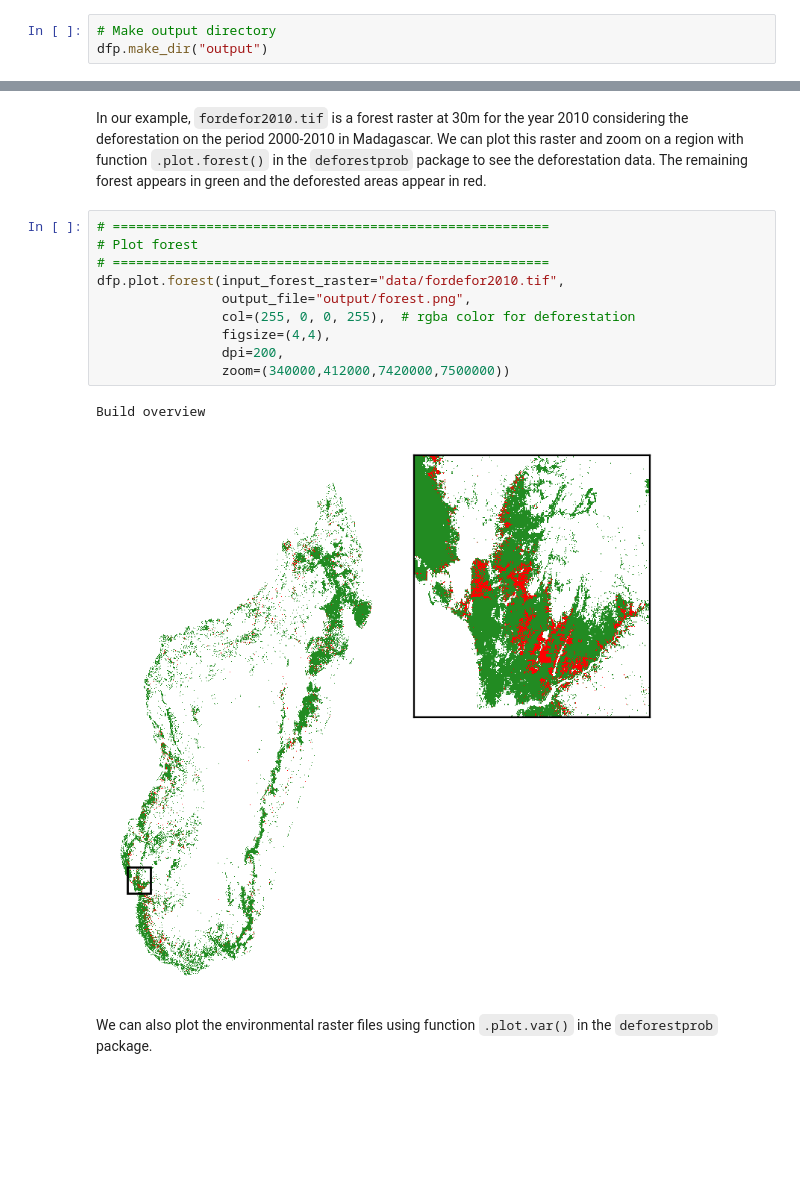
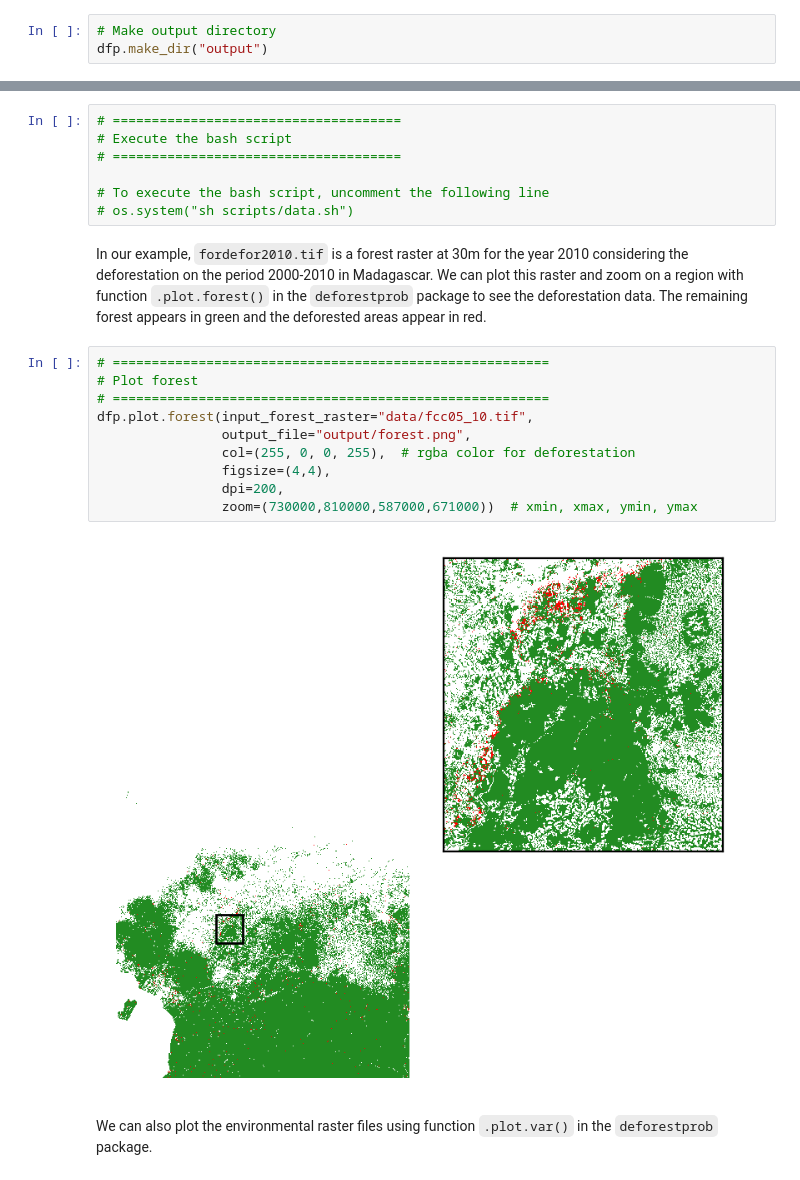
Before and after one commit to ghislainv/workshopReCaREDD, a Jupyter notebook: deforCameroon/notebook/notebook.ipynb, the cells around one changed output, grey strips where cells are left out. Cells and saved outputs as stored; diff of their text form; blank space fills up the shorter version.

```diff
--- a/deforCameroon/notebook/notebook.ipynb
+++ b/deforCameroon/notebook/notebook.ipynb
@@ -77,18 +51,24 @@ for i in files:
+# %%
+# =====================================
+# Execute the bash script
+# =====================================
+
+# To execute the bash script, uncomment the following line
+# os.system("sh scripts/data.sh")
 # %% [markdown]
 In our example, `fordefor2010.tif` is a forest raster at 30m for the year 2010 considering the deforestation on the period 2000-2010 in Madagascar. We can plot this raster and zoom on a region with function `.plot.forest()` in the `deforestprob` package to see the deforestation data. The remaining forest appears in green and the deforested areas appear in red.
 # %%
 # ========================================================
 # Plot forest
 # ========================================================
-dfp.plot.forest(input_forest_raster="data/fordefor2010.tif",
+dfp.plot.forest(input_forest_raster="data/fcc05_10.tif",
                 output_file="output/forest.png",
                 col=(255, 0, 0, 255),  # rgba color for deforestation
                 figsize=(4,4),
                 dpi=200,
-                zoom=(340000,412000,7420000,7500000))
+                zoom=(730000,810000,587000,671000))  # xmin, xmax, ymin, ymax
 # %% [output]
-Build overview
-[figure, old version]
+[figure, new version]
 # %% [markdown]
 We can also plot the environmental raster files using function `.plot.var()` in the `deforestprob` package.
 # %%
```
Also changed, not shown: parts of 21 cells of this notebook.
